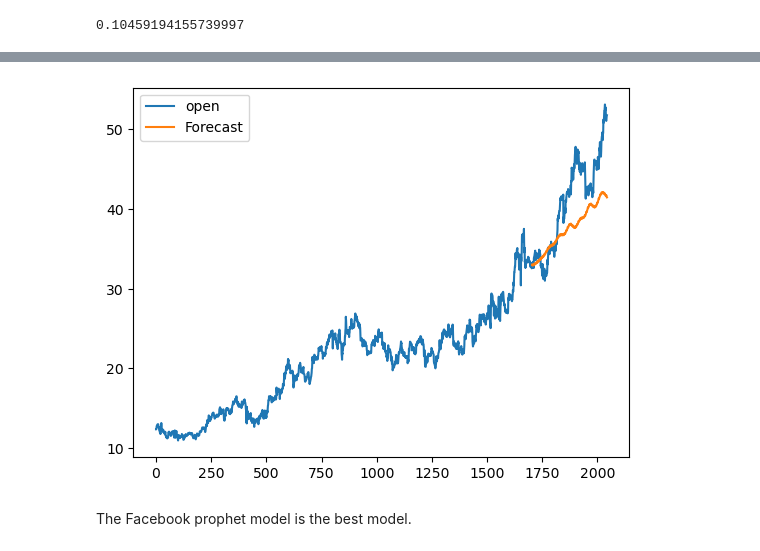
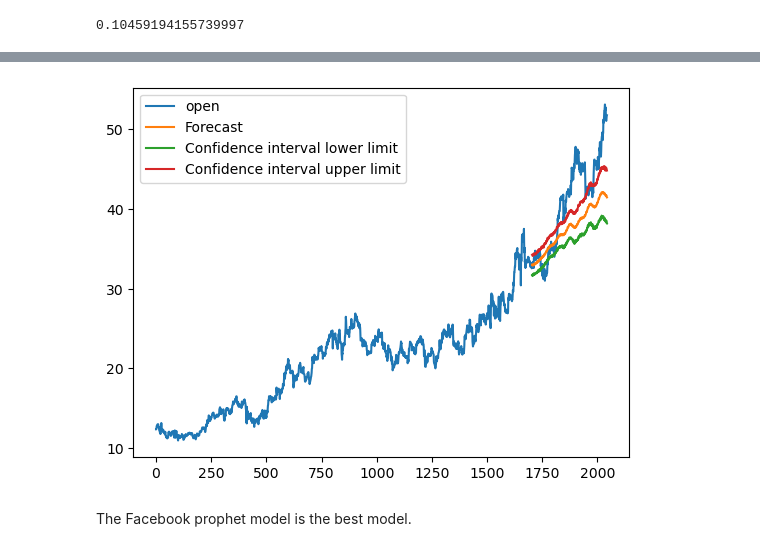
Before and after one commit to nhongphuc/Stock-prediction, a Jupyter notebook: Capstone3_part2.ipynb, the cells around one changed output, grey strips where cells are left out. Drawn from its saved outputs; the diff is of its cells as text; code cells hidden in the pictures.

```diff
--- a/Capstone3_part2.ipynb
+++ b/Capstone3_part2.ipynb
@@ -263,6 +263,8 @@ prediction = results.predict(future)
 
 prices_series.to_frame().reset_index().plot(ax=ax,label='Actual opening prices')
 prediction[len(train):]['yhat'].plot(ax=ax, label='Forecast')
+prediction[len(train):]['yhat_lower'].plot(ax=ax, label ='Confidence interval lower limit')
+prediction[len(train):]['yhat_upper'].plot(ax=ax, label = 'Confidence interval upper limit')
 
 ax.legend()
 plt.show()
@@ -272,3 +274,3 @@ plt.show()
-[figure, old version]
+[figure, new version]
 # %% [markdown]
 The Facebook prophet model is the best model.
```
Also changed, not shown: parts of 4 cells of this notebook.
